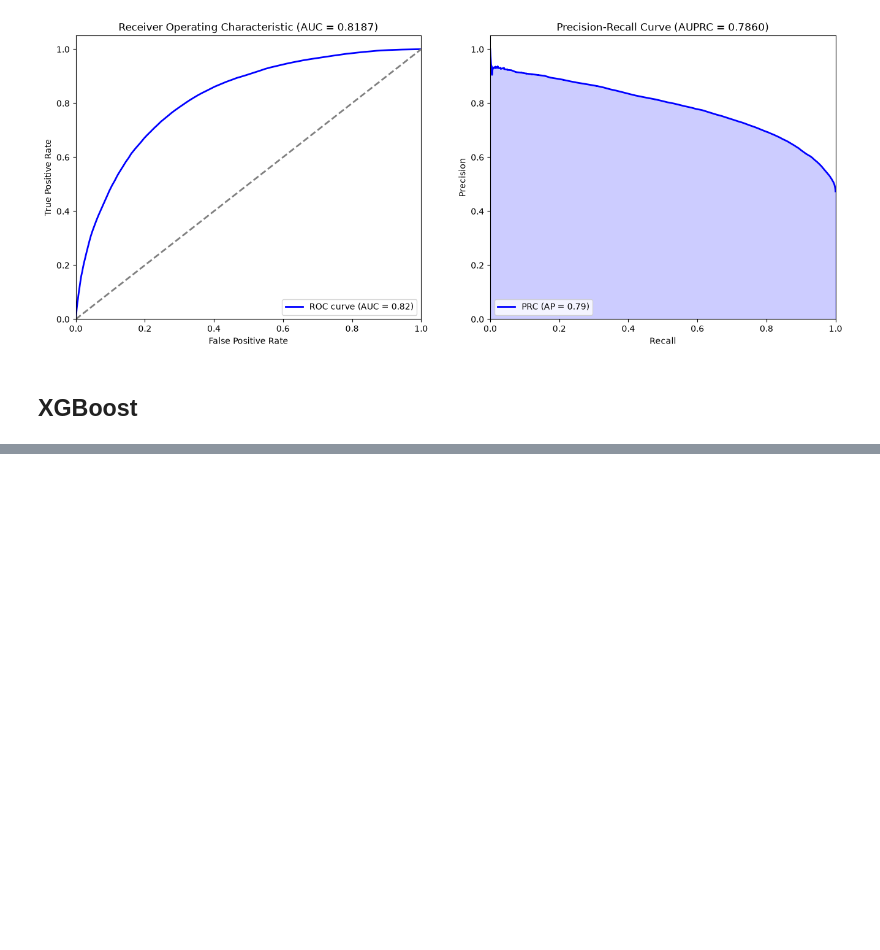
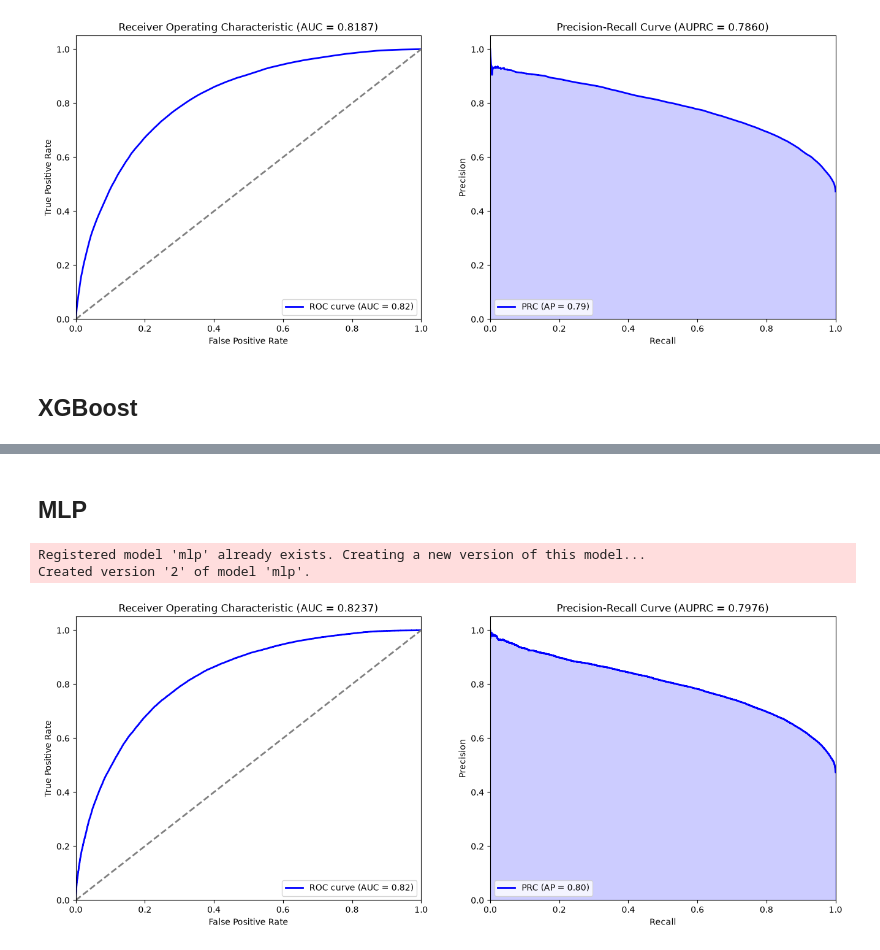
Before and after one commit to BenAF002/mimic4ed-task, a Jupyter notebook: notebooks/task_1.ipynb, the cells around one changed output, grey strips where cells are left out. Saved outputs shown, nothing was run; the diff lists cells and outputs as text; code cells hidden in the pictures; blank space fills up the shorter version.

```diff
--- a/notebooks/task_1.ipynb
+++ b/notebooks/task_1.ipynb
@@ -270,0 +328,27 @@ plots.plot_roc_prc(test.y, rf.predict_proba(test.X)[:, 1])
+# %% [markdown]
+## MLP
+# %%
+import copy
+import torch
+import torch.nn as nn
+
+# simple feedforward MLP mirroring original notebooks
+class MLP(nn.Module):
+    def __init__(self, input_dim: int, hidden_dim: int, output_dim: int, n_layers: int = 2):
+        assert n_layers >= 1, "MLP must have at least one hidden layer"
+        super(MLP, self).__init__()
+        self.n_layers = n_layers
+        self.hidden_dim = hidden_dim
+        self.fc1 = nn.Linear(input_dim, hidden_dim)
+        self.classifier = nn.Linear(hidden_dim, output_dim)
+        self.hidden_layers = nn.Sequential(*[
+            layer
+            for _ in range(n_layers - 1)
+            for layer in (nn.Linear(hidden_dim, hidden_dim), nn.ReLU())
+        ])
+
+    def forward(self, x):
+        x = self.fc1(x)
+        x = self.hidden_layers(x)
+        x = self.classifier(x)
+        return x
@@ -270,0 +445,18 @@ plots.plot_roc_prc(test.y, rf.predict_proba(test.X)[:, 1])
+# %%
+mlp = MLP(input_dim=train.X.shape[1], hidden_dim=64, n_layers=2, output_dim=1)
+device = torch.device("cuda" if torch.cuda.is_available() else "cpu")
+mlp = mlp.to(device)
+optimizer = torch.optim.Adam(mlp.parameters(), lr=1e-3)
+criterion = nn.BCEWithLogitsLoss()
+
+mlp_model_uri = train_mlp(mlp, train_dl, test_dl, optimizer, criterion, epochs=20, run_name="mlp_experiment")
+# %%
+# register model with mlflow
+mlp_version = register_model_version(mlp_model_uri, model_name="mlp", alias="basic")
+
+# plot ROC-PRC
+plots.plot_roc_prc(test.y, torch.sigmoid(mlp(torch.tensor(test.X, dtype=torch.float32))).detach().numpy())
+# %% [output]
+Registered model 'mlp' already exists. Creating a new version of this model...
+Created version '2' of model 'mlp'.
+[figure, added]
```
Also changed, not shown: parts of 19 cells of this notebook, 1 other file.
